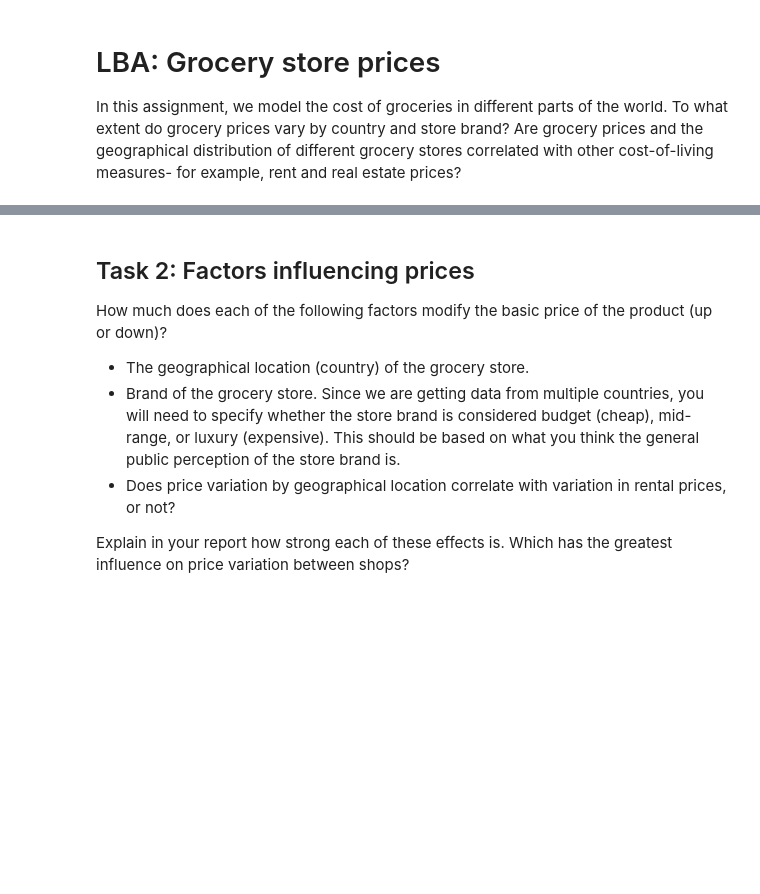
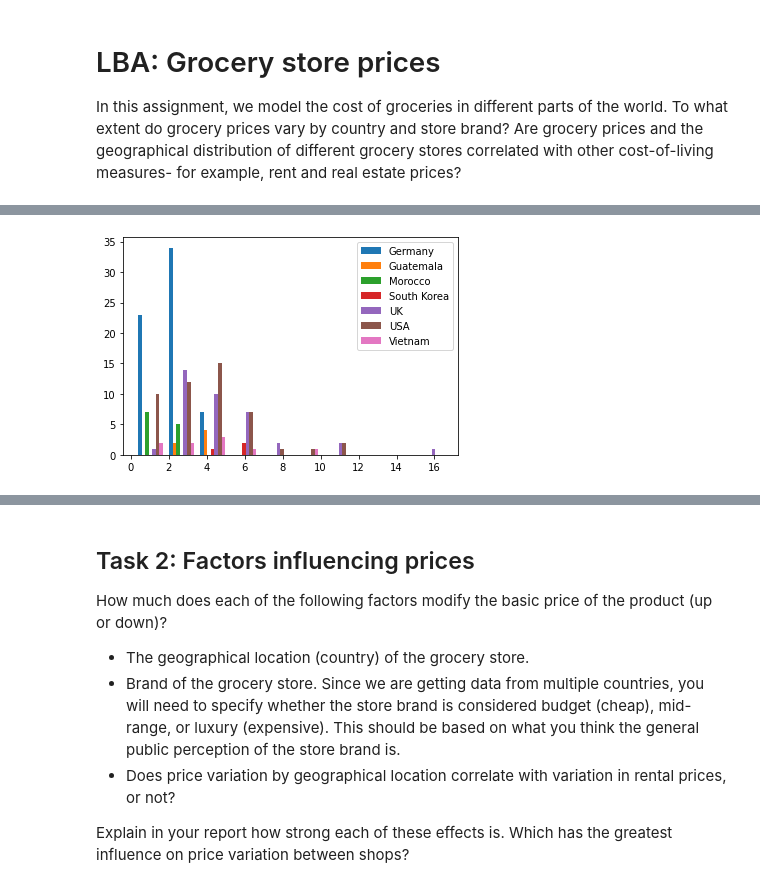
Before and after one commit to katjadellalibera/CS146, a Jupyter notebook: LBA/CS146-LBA.ipynb, the cells around one changed output, grey strips where cells are left out. Cells and saved outputs as stored; diff of their text form; code cells hidden in the pictures; blank space fills up the shorter version.

```diff
--- a/LBA/CS146-LBA.ipynb
+++ b/LBA/CS146-LBA.ipynb
@@ -58,7 +58,7 @@ print(data[4])
 products = ['apples','bananas','tomatoes','potatoes','flour','rice','milk','butter','eggs','chicken']
 indexes = {'country': 3,
           'currency': 4,
-          'category': 6,
+          'brand': 6,
           'rent': 7}
 
 for no, prod in enumerate(products):
@@ -134,0 +134,43 @@ X = np.ma.masked_equal(X,0)
+# %%
+# make several functions that group each list by different categories
+# and flattens within each category
+def group_by_country(quantity):
+    by_country = {}
+    index = indexes['country']
+    for i, x in enumerate(quantity):
+        for y in x:
+            if data[i+1,index] in by_country.keys() and y != 0:
+                by_country[data[i+1,index]].append(y)
+            elif y != 0:
+                by_country[data[i+1,index]] = [y]
+    return by_country
+
+
+def group_by_store_rating(quantity):
+    return 'not defined'
+# the rent dataset is the exception, here each value is directly correlated
+# with the rent price by the supermarket
+def create_rent_data_set(quantity):
+    return 'not defined'
+# %%
+country_apples = group_by_country(apples)
+country_bananas = group_by_country(bananas)
+country_tomatoes = group_by_country(tomatoes)
+country_potatoes = group_by_country(potatoes)
+country_flour = group_by_country(flour)
+country_rice = group_by_country(rice)
+country_milk = group_by_country(milk)
+country_butter = group_by_country(butter)
+country_eggs = group_by_country(eggs)
+country_chicken = group_by_country(chicken)
+# %%
+def make_country_hist(country_dict):
+    countries = list(country_dict.keys())
+    by_country_list = [country_dict[key] for key in countries]
+    plt.hist(by_country_list, histtype='bar', label=countries)
+    plt.legend(prop={'size': 10})
+    plt.show()
+# %%
+make_country_hist(country_apples)
+# %% [output]
+[figure, added]
```
Also changed, not shown: parts of 19 cells of this notebook, 3 other files.
